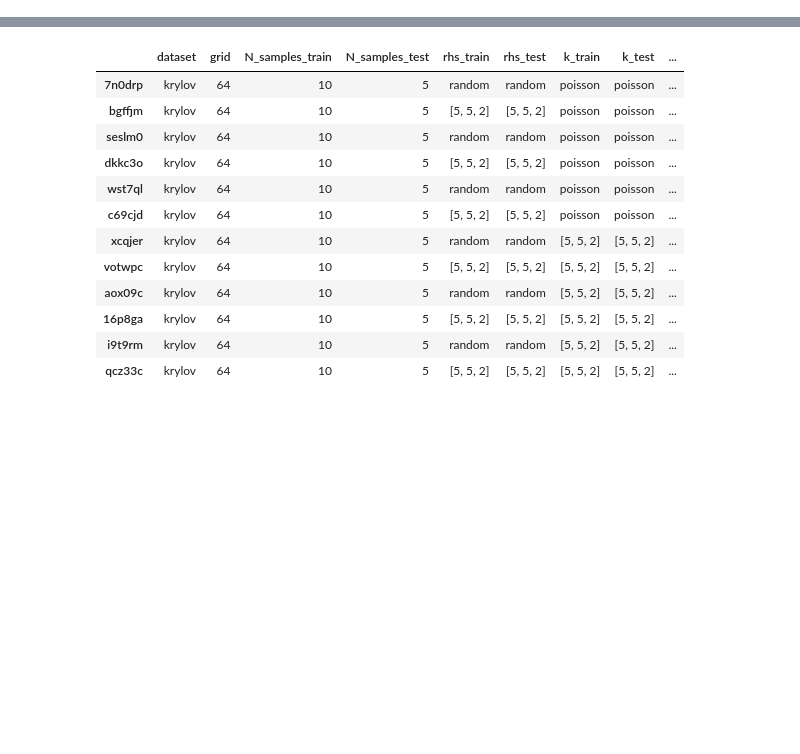
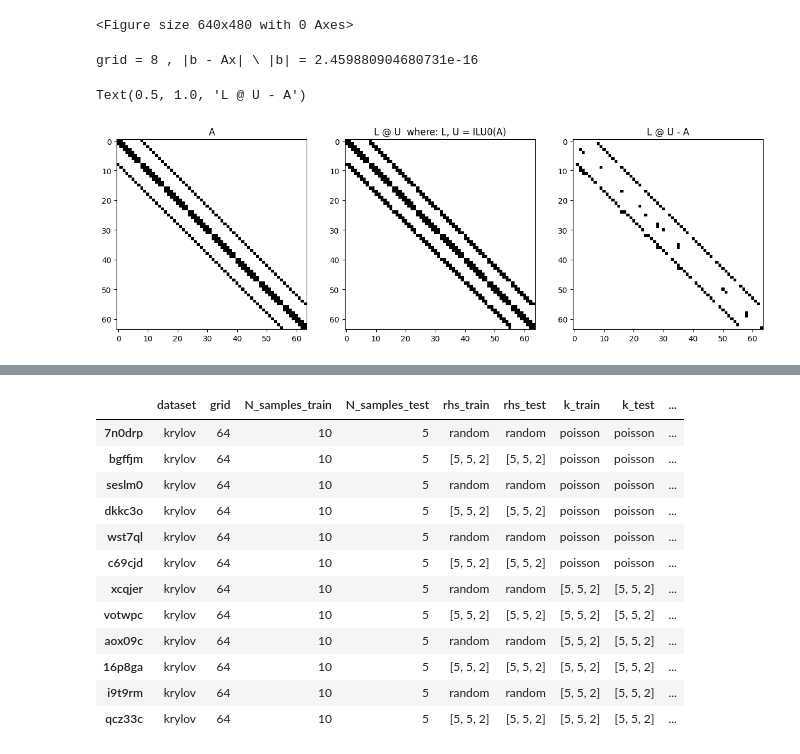
Before and after one commit to vltrifonov/PreCorrector, a Jupyter notebook: experiments/scratch.ipynb, the cells around one changed output, grey strips where cells are left out. Drawn from its saved outputs; the diff is of its cells as text; code cells hidden in the pictures; blank space fills up the shorter version.

```diff
--- a/experiments/scratch.ipynb
+++ b/experiments/scratch.ipynb
@@ -0,0 +30,7 @@
+# %%
+import ilupp
+from utils import jBCOO_to_scipyCSR
+from jax.experimental import sparse as jsparse
+plt.set_cmap('binary')
+# %% [output]
+<Figure size 640x480 with 0 Axes>
@@ -0,0 +68,63 @@
+# %%
+grid_ls = [8]# [32, 64, 128, 256, 512]
+average_over = 100
+
+dt_ls = {}
+for grid in grid_ls:
+
+    A_train, A_pad_train, b_train, u_exact_train, bi_edges_train = dataset_FD(grid, N_samples=1, seed=42, rhs_distr='random', rhs_offset=0, k_distr='poisson', k_offset=0, lhs_type='fd')
+
+    seed = 42
+    NodeEncoder = FullyConnectedNet(**model_config['node_enc'], key=random.PRNGKey(seed))
+    EdgeEncoder = FullyConnectedNet(**model_config['edge_enc'], key=random.PRNGKey(seed))
+    EdgeDecoder = FullyConnectedNet(**model_config['edge_dec'], key=random.PRNGKey(seed))
+
+    mp_rounds = 5
+    MessagePass = MessagePassing(
+        update_edge_fn = FullyConnectedNet(**model_config['mp']['edge_upd'], key=random.PRNGKey(seed)),
+        update_node_fn = FullyConnectedNet(**model_config['mp']['node_upd'], key=random.PRNGKey(seed)),
+        mp_rounds=model_config['mp']['mp_rounds']
+    )
+
+    model = PrecNet(NodeEncoder=NodeEncoder, EdgeEncoder=EdgeEncoder,
+                    EdgeDecoder=EdgeDecoder, MessagePass=MessagePass)
+
+    err = jnp.linalg.norm(b_train[0, ...] - A_train[0, ...] @ u_exact_train[0, ...], ord=2) / jnp.linalg.norm(b_train[0, ...], ord=2)
+    print('grid =', grid, ', |b - Ax| \ |b| =', err.item())
+#     dt = 0
+#     for _ in range(average_over):
+#         s_ = perf_counter()
+#         L = vmap(model, in_axes=(0, 0, 0, 0, 0), out_axes=(0))(*direc_graph_from_linear_system_sparse(A_pad_train, b_train)[:-1], bi_edges_train)
+#         dt += (perf_counter() - s_)
+#     dt_ls[grid] = dt / average_over
+# %% [output]
+grid = 8 , |b - Ax| \ |b| = 2.459880904680731e-16
+# %%
+plt.rcParams['figure.figsize'] = (15, 15)
+a = jBCOO_to_scipyCSR(A_train[0, ...])
+l, u = ilupp.ilu0(a)
+lu = l @ u
+b = lu - a
+
+
+a_ = a.copy()
+a_.data = a_.data * 0 + 1
+plt.subplot(1, 3, 1)
+plt.imshow(a_.todense())
+plt.title('A')
+
+lu_ = lu.copy()
+lu_.data = lu_.data * 0 + 1
+plt.subplot(1, 3, 2)
+plt.imshow(lu_.todense())
+plt.title('L @ U  where: L, U = ILU0(A)')
+
+b_ = b.copy()
+b_.data = b_.data * 0 + 1
+
+plt.subplot(1, 3, 3)
+plt.imshow(b_.todense())
+plt.title('L @ U - A')
+# %% [output]
+Text(0.5, 1.0, 'L @ U - A')
+[figure, added]
```
Also changed, not shown: parts of 7 cells of this notebook, 5 other files.
